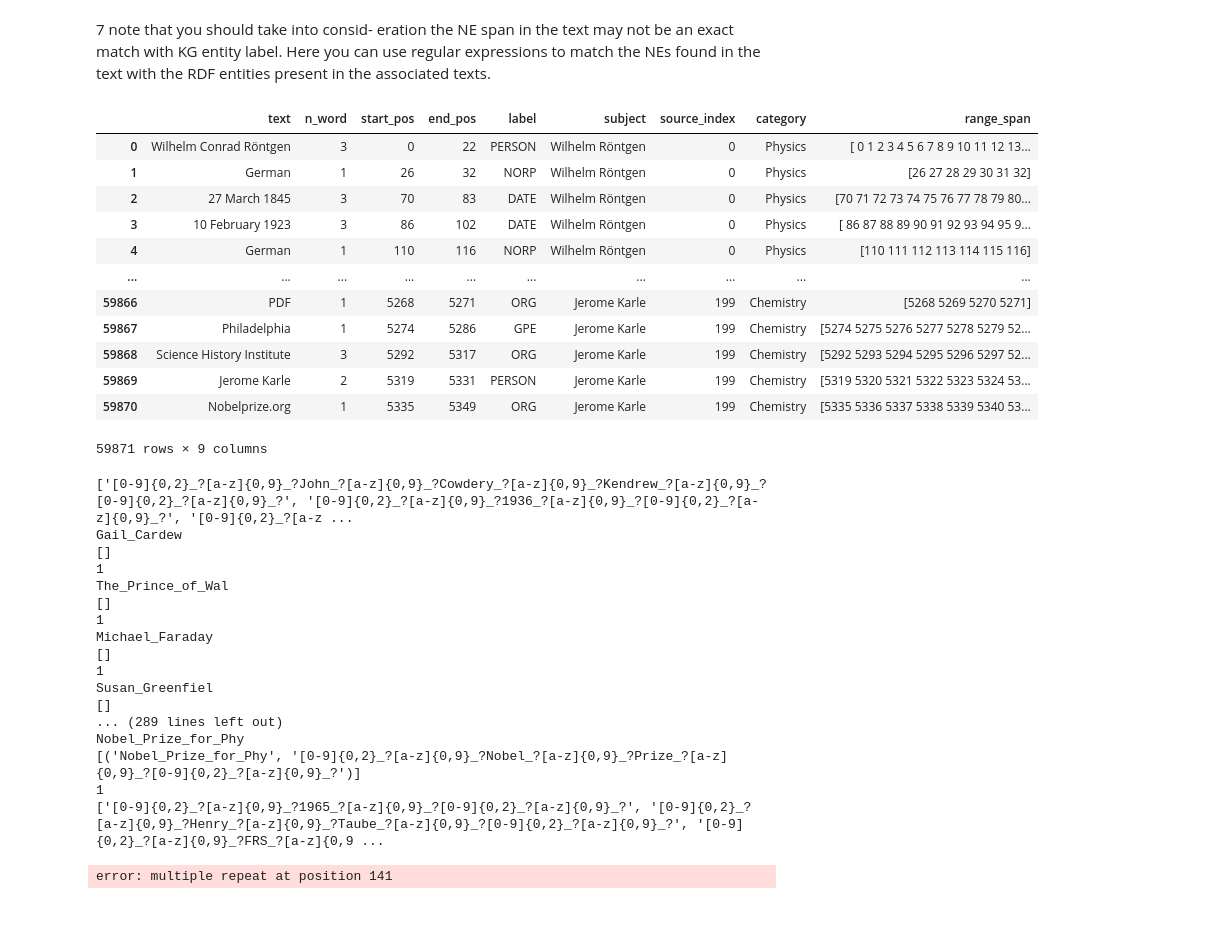
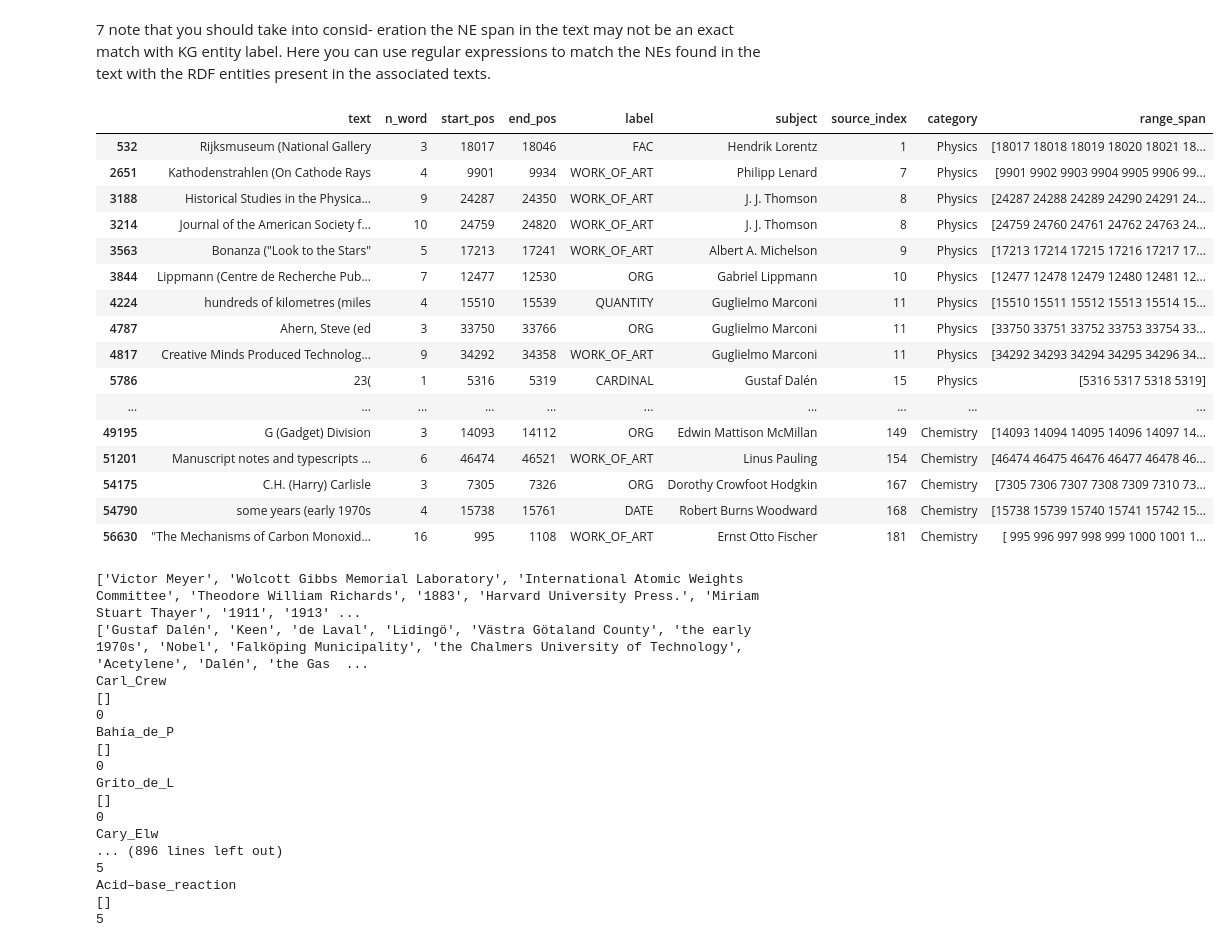
Before and after one commit to alberto-lorente/stir-fried-data, a Jupyter notebook: Part 2 - SpaCy and Stanza performance for NER/2.3 NER - verification against knowledge graph/Verification_KG.ipynb, the cells around one changed output. Saved outputs shown, nothing was run; the diff lists cells and outputs as text; code cells hidden in the pictures; blank space fills up the shorter version.

```diff
--- a/Part 2 - SpaCy and Stanza performance for NER/2.3 NER - verification against knowledge graph/Verification_KG.ipynb
+++ b/Part 2 - SpaCy and Stanza performance for NER/2.3 NER - verification against knowledge graph/Verification_KG.ipynb
@@ -18,22 +18,6 @@ import pandas as pd
 import numpy as np
 import json
 import re
-# %%
-entities_stanza
-# %% [output]
-|  | text | n_word | start_pos | end_pos | label | subject | source_index | category | range_span |
-| 0 | Wilhelm Conrad Röntgen | 3 | 0 | 22 | PERSON | Wilhelm Röntgen | 0 | Physics | [ 0 1 2 3 4 5 6 7 8 9 10 11 12 13... |
-| 1 | German | 1 | 26 | 32 | NORP | Wilhelm Röntgen | 0 | Physics | [26 27 28 29 30 31 32] |
-| 2 | 27 March 1845 | 3 | 70 | 83 | DATE | Wilhelm Röntgen | 0 | Physics | [70 71 72 73 74 75 76 77 78 79 80... |
-| 3 | 10 February 1923 | 3 | 86 | 102 | DATE | Wilhelm Röntgen | 0 | Physics | [ 86 87 88 89 90 91 92 93 94 95 9... |
-| 4 | German | 1 | 110 | 116 | NORP | Wilhelm Röntgen | 0 | Physics | [110 111 112 113 114 115 116] |
-| ... | ... | ... | ... | ... | ... | ... | ... | ... | ... |
-| 59866 | PDF | 1 | 5268 | 5271 | ORG | Jerome Karle | 199 | Chemistry | [5268 5269 5270 5271] |
-| 59867 | Philadelphia | 1 | 5274 | 5286 | GPE | Jerome Karle | 199 | Chemistry | [5274 5275 5276 5277 5278 5279 52... |
-| 59868 | Science History Institute | 3 | 5292 | 5317 | ORG | Jerome Karle | 199 | Chemistry | [5292 5293 5294 5295 5296 5297 52... |
-| 59869 | Jerome Karle | 2 | 5319 | 5331 | PERSON | Jerome Karle | 199 | Chemistry | [5319 5320 5321 5322 5323 5324 53... |
-| 59870 | Nobelprize.org | 1 | 5335 | 5349 | ORG | Jerome Karle | 199 | Chemistry | [5335 5336 5337 5338 5339 5340 53... |
-59871 rows × 9 columns
 # %%
 par_dir = os.path.dirname(os.getcwd())
 data_dir = os.path.join(par_dir, '2.2 NER - analysis by entity type')
@@ -43,6 +27,26 @@ spacy_dir = os.path.join(data_dir, "df_entities_stanza_processed.csv")
 
 entities_stanza = pd.read_csv(stanza_dir)
 entities_spacy = pd.read_csv(spacy_dir)
+# %%
+entities_spacy[(entities_spacy["text"].str.contains("\(")) & (entities_spacy["text"].str.contains("\)"))]
+# %% [output]
+|  | text | n_word | start_pos | end_pos | label | subject | source_index | category | range_span |
+| 532 | Rijksmuseum (National Gallery | 3 | 18017 | 18046 | FAC | Hendrik Lorentz | 1 | Physics | [18017 18018 18019 18020 18021 18... |
+| 2651 | Kathodenstrahlen (On Cathode Rays | 4 | 9901 | 9934 | WORK_OF_ART | Philipp Lenard | 7 | Physics | [9901 9902 9903 9904 9905 9906 99... |
+| 3188 | Historical Studies in the Physica... | 9 | 24287 | 24350 | WORK_OF_ART | J. J. Thomson | 8 | Physics | [24287 24288 24289 24290 24291 24... |
+| 3214 | Journal of the American Society f... | 10 | 24759 | 24820 | WORK_OF_ART | J. J. Thomson | 8 | Physics | [24759 24760 24761 24762 24763 24... |
+| 3563 | Bonanza ("Look to the Stars" | 5 | 17213 | 17241 | WORK_OF_ART | Albert A. Michelson | 9 | Physics | [17213 17214 17215 17216 17217 17... |
+| 3844 | Lippmann (Centre de Recherche Pub... | 7 | 12477 | 12530 | ORG | Gabriel Lippmann | 10 | Physics | [12477 12478 12479 12480 12481 12... |
+| 4224 | hundreds of kilometres (miles | 4 | 15510 | 15539 | QUANTITY | Guglielmo Marconi | 11 | Physics | [15510 15511 15512 15513 15514 15... |
+| 4787 | Ahern, Steve (ed | 3 | 33750 | 33766 | ORG | Guglielmo Marconi | 11 | Physics | [33750 33751 33752 33753 33754 33... |
+| 4817 | Creative Minds Produced Technolog... | 9 | 34292 | 34358 | WORK_OF_ART | Guglielmo Marconi | 11 | Physics | [34292 34293 34294 34295 34296 34... |
+| 5786 | 23( | 1 | 5316 | 5319 | CARDINAL | Gustaf Dalén | 15 | Physics | [5316 5317 5318 5319] |
+| ... | ... | ... | ... | ... | ... | ... | ... | ... | ... |
+| 49195 | G (Gadget) Division | 3 | 14093 | 14112 | ORG | Edwin Mattison McMillan | 149 | Chemistry | [14093 14094 14095 14096 14097 14... |
+| 51201 | Manuscript notes and typescripts ... | 6 | 46474 | 46521 | WORK_OF_ART | Linus Pauling | 154 | Chemistry | [46474 46475 46476 46477 46478 46... |
+| 54175 | C.H. (Harry) Carlisle | 3 | 7305 | 7326 | ORG | Dorothy Crowfoot Hodgkin | 167 | Chemistry | [7305 7306 7307 7308 7309 7310 73... |
+| 54790 | some years (early 1970s | 4 | 15738 | 15761 | DATE | Robert Burns Woodward | 168 | Chemistry | [15738 15739 15740 15741 15742 15... |
+| 56630 | "The Mechanisms of Carbon Monoxid... | 16 | 995 | 1108 | WORK_OF_ART | Ernst Otto Fischer | 181 | Chemistry | [ 995 996 997 998 999 1000 1001 1... |
 # %%
 list_people = list(set(list(np.unique(entities_spacy["subject"])) + list(np.unique(entities_stanza["subject"]))))
 list_entities = list(set(list(np.unique(entities_spacy["label"])) + list(np.unique(entities_stanza["label"]))))
@@ -102,39 +107,39 @@ for person in list_people[0:3]:
 
     # print(list_entities_graph)
 
-    regex_entities_stanza = [make_regex(ent) for ent in set_entities_stanza]
-    regex_entities_spacy = [make_regex(ent) for ent in set_entities_spacy]
+    regex_entities_stanza = [ent for ent in set_entities_stanza if ent.count("(") == ent.count(")")]
+    print(regex_entities_spacy)
+    regex_entities_spacy = [ent for ent in set_entities_spacy if ent.count("(") == ent.count(")")]
 
     matches_spacy = 0
 
     print(regex_entities_stanza)
     for ent in list_entities_graph:
 
-        match_search = [(re.search(regex, ent, flags=re.IGNORECASE), regex) for regex in regex_entities_spacy]
-        match = [(search[0].group(0), search[1]) for search in match_search if search[0] != None]
+        match_search = [re.search(regex, ent, flags=re.IGNORECASE) for regex in regex_entities_spacy]
+        match = [(search.group(0), search) for search in match_search if search != None]
         print(ent)
         print(match)
         if match:
-            matches = matches_spacy + 1
+            matches_spacy = matches_spacy + 1
 
-        print(matches)
+        print(matches_spacy)
     prop_matches = round((matches_spacy/total_entities_spacy), 2)
 # %% [output]
-['[0-9]{0,2}_?[a-z]{0,9}_?John_?[a-z]{0,9}_?Cowdery_?[a-z]{0,9}_?Kendrew_?[a-z]{0,9}_?[0-9]{0,2}_?[a-z]{0,9}_?', '[0-9]{0,2}_?[a-z]{0,9}_?1936_?[a-z]{0,9}_?[0-9]{0,2}_?[a-z]{0,9}_?', '[0-9]{0,2}_?[a-z ...
-Gail_Cardew
+['Victor Meyer', 'Wolcott Gibbs Memorial Laboratory', 'International Atomic Weights Committee', 'Theodore William Richards', '1883', 'Harvard University Press.', 'Miriam Stuart Thayer', '1911', '1913' ...
+['Gustaf Dalén', 'Keen', 'de Laval', 'Lidingö', 'Västra Götaland County', 'the early 1970s', 'Nobel', 'Falköping Municipality', 'the Chalmers University of Technology', 'Acetylene', 'Dalén', 'the Gas  ...
+Carl_Crew
 []
-1
-The_Prince_of_Wal
+0
+Bahía_de_P
 []
-1
-Michael_Faraday
+0
+Grito_de_L
 []
-1
-Susan_Greenfiel
+0
+Cary_Elw
+... (896 lines left out)
+5
+Acid–base_reaction
 []
-... (289 lines left out)
-Nobel_Prize_for_Phy
-[('Nobel_Prize_for_Phy', '[0-9]{0,2}_?[a-z]{0,9}_?Nobel_?[a-z]{0,9}_?Prize_?[a-z]{0,9}_?[0-9]{0,2}_?[a-z]{0,9}_?')]
-1
-['[0-9]{0,2}_?[a-z]{0,9}_?1965_?[a-z]{0,9}_?[0-9]{0,2}_?[a-z]{0,9}_?', '[0-9]{0,2}_?[a-z]{0,9}_?Henry_?[a-z]{0,9}_?Taube_?[a-z]{0,9}_?[0-9]{0,2}_?[a-z]{0,9}_?', '[0-9]{0,2}_?[a-z]{0,9}_?FRS_?[a-z]{0,9 ...
+5
-error: multiple repeat at position 141
```
Also changed, not shown: parts of 2 cells of this notebook, 1 other file.
